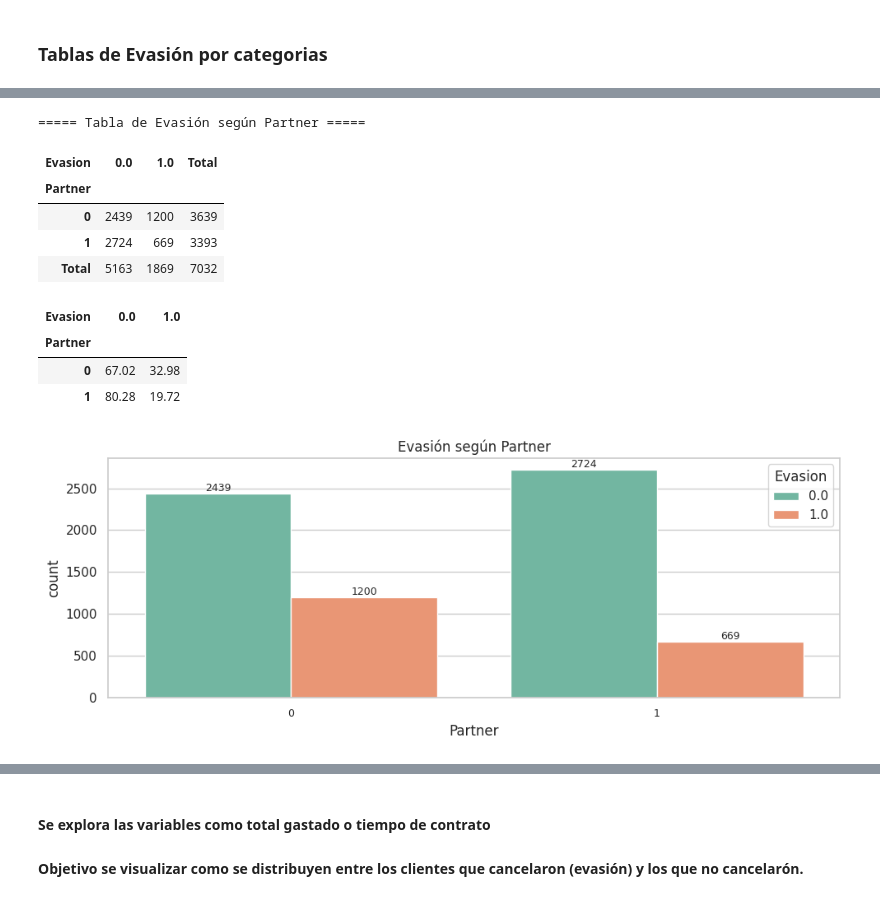
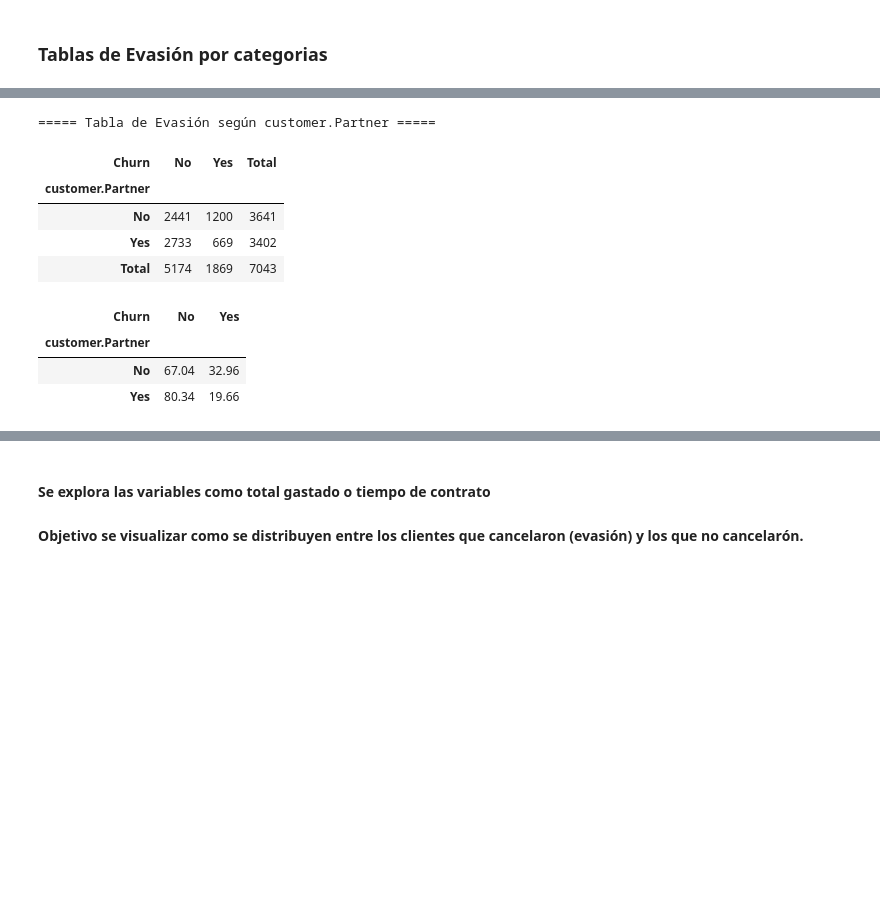
Before and after one commit to jose-luis-dev/TelecomX_Latam, a Jupyter notebook: TelecomX_LATAM.ipynb, the cells around one changed output, grey strips where cells are left out. Cells and saved outputs as stored; diff of their text form; code cells hidden in the pictures; blank space fills up the shorter version.

```diff
--- a/TelecomX_LATAM.ipynb
+++ b/TelecomX_LATAM.ipynb
@@ -407,0 +322,6 @@ data.sample(5)
+# %%
+# Se realiza el redondeo de los resultados
+df_plano['Daily_accounts'] = df_plano['Daily_accounts'].round(3)
+
+# Verificamos los cambios solicitados
+print(df_plano[['account.Charges.Total', 'customer.tenure', 'Daily_accounts']].sample(10))
@@ -407,0 +340,2 @@ data.sample(5)
+# %%
+df_plano = df_plano.drop('Daily_accounts', errors='ignore')
@@ -513,27 +499,17 @@ generar_grafico('tab10')
 # %% [markdown]
 ### Tablas de Evasión por categorias
 # %%
-cat_vars = ['Genero']
+cat_vars = ['customer.gender']
 
 for col in cat_vars:
     print(f"\n===== Tabla de Evasión según {col} =====\n")
 
     # Tabla con totales y porcentajes
-    tabla = pd.crosstab(data[col], data['Evasion'], margins=True, margins_name='Total')
-    tabla_pct = pd.crosstab(data[col], data['Evasion'], normalize='index') * 100
+    tabla = pd.crosstab(df_plano[col], df_plano['Churn'], margins=True, margins_name='Total')
+    tabla_pct = pd.crosstab(df_plano[col], df_plano['Churn'], normalize='index') * 100
     display(tabla)
     display(tabla_pct.round(2))
 
-for col in cat_vars:
-    plt.figure(figsize=(10,4))
-    ax = sns.countplot(data=data, x=col, hue='Evasion', palette='Set2')  # Mejora visual
-    plt.title(f'Evasión según {col}')
-    plt.xticks(fontsize=9)
 
-    # Agregar valores encima de las barras
-    for container in ax.containers:
-        ax.bar_label(container, fmt='%d', label_type='edge', fontsize=9)
-
-    plt.tight_layout()
-    plt.show()
+px.histogram(df_plano, x='customer.gender', text_auto=True, color='Churn',title='Distribución de Churn - Genero', barmode = 'group')
 # %% [output]
@@ -551,36 +527,24 @@ for col in cat_vars:
 # %%
-cat_vars = ['Partner']
+cat_vars = ['customer.Partner']
 
 for col in cat_vars:
     print(f"\n===== Tabla de Evasión según {col} =====\n")
 
     # Tabla con totales y porcentajes
-    tabla = pd.crosstab(data[col], data['Evasion'], margins=True, margins_name='Total')
-    tabla_pct = pd.crosstab(data[col], data['Evasion'], normalize='index') * 100
+    tabla = pd.crosstab(df_plano[col], df_plano['Churn'], margins=True, margins_name='Total')
+    tabla_pct = pd.crosstab(df_plano[col], df_plano['Churn'], normalize='index') * 100
     display(tabla)
     display(tabla_pct.round(2))
 
-for col in cat_vars:
-    plt.figure(figsize=(10,4))
-    ax = sns.countplot(data=data, x=col, hue='Evasion', palette='Set2')  # Mejora visual
-    plt.title(f'Evasión según {col}')
-    plt.xticks(fontsize=9)
-
-    # Agregar valores encima de las barras
-    for container in ax.containers:
-        ax.bar_label(container, fmt='%d', label_type='edge', fontsize=9)
-
-    plt.tight_layout()
-    plt.show()
+px.histogram(df_plano, x='customer.Partner', text_auto=True, color='Churn',title='Distribución de Churn - Partner', barmode = 'group')
 # %% [output]
-===== Tabla de Evasión según Partner =====
+===== Tabla de Evasión según customer.Partner =====
-| Evasion | 0.0 | 1.0 | Total |
-| Partner |  |  |  |
-| 0 | 2439 | 1200 | 3639 |
-| 1 | 2724 | 669 | 3393 |
-| Total | 5163 | 1869 | 7032 |
+| Churn | No | Yes | Total |
+| customer.Partner |  |  |  |
+| No | 2441 | 1200 | 3641 |
+| Yes | 2733 | 669 | 3402 |
+| Total | 5174 | 1869 | 7043 |
-| Evasion | 0.0 | 1.0 |
-| Partner |  |  |
-| 0 | 67.02 | 32.98 |
-| 1 | 80.28 | 19.72 |
+| Churn | No | Yes |
+| customer.Partner |  |  |
+| No | 67.04 | 32.96 |
+| Yes | 80.34 | 19.66 |
-[figure, removed]
```
Also changed, not shown: parts of 78 cells of this notebook.
